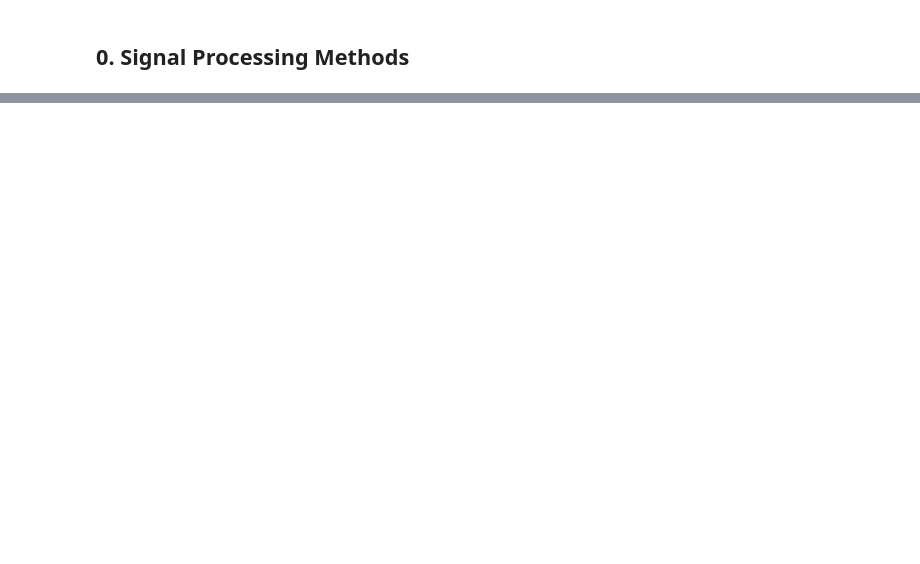
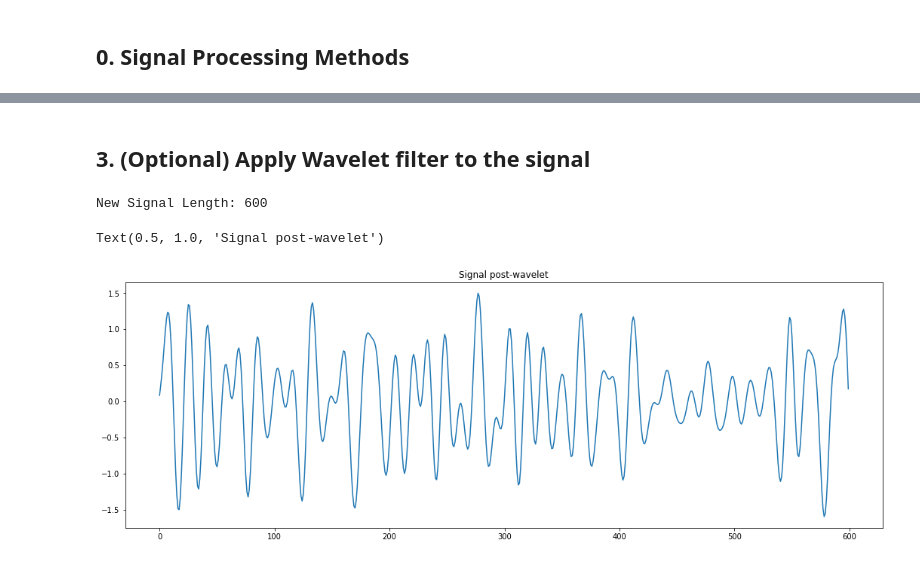
Before and after one commit to arnavpon/pydroid, a Jupyter notebook: example/android/app/src/main/python/pipeline-dev/pipeline-v1/pipeline_walkthrough.v1.ipynb, the cells around one changed output, grey strips where cells are left out. Drawn from its saved outputs; the diff is of its cells as text; code cells hidden in the pictures; blank space fills up the shorter version.

```diff
--- a/example/android/app/src/main/python/pipeline-dev/pipeline-v1/pipeline_walkthrough.v1.ipynb
+++ b/example/android/app/src/main/python/pipeline-dev/pipeline-v1/pipeline_walkthrough.v1.ipynb
@@ -7,3 +17,15 @@ from typing import Tuple
+# %%
+peak_height = 0.25
+CHROM_SETTINGS = {
+    'fr': 30,  # frame rate
+    'freq': (0.5, 2.5),  # bandpass frequency range
+    'bandpass_order': 4,  # bandpass filter order
+    'moving_avg_window': 6,  # moving average window size for smoothing
+    'peak_height': peak_height,  # min peak height for peak detection
+    'slice_filter_thresh': 2,  # min number of peaks allowed in a slice of the signal
+    'stringent_perc': 85,  # more stringent percentile for peak filtering
+    'non_stringent_perc': 75,  # less stringent percentile for peak filtering
+}
 # %% [markdown]
 ## 0. Signal Processing Methods
 # %%
@@ -138,0 +204,6 @@ def chrominance(sig: str or np.array, settings: dict = CHROM_SETTINGS,
+# %%
+signal = chrominance(rgb, plot = True)
+plt.plot(signal)
+plt.title('Raw rPPG Signal')
+
+print('rPPG Signal Length:', len(signal))
@@ -138,0 +216,2 @@ def chrominance(sig: str or np.array, settings: dict = CHROM_SETTINGS,
+# %% [markdown]
+## 3. (Optional) Apply Wavelet filter to the signal
@@ -138,0 +276,9 @@ def chrominance(sig: str or np.array, settings: dict = CHROM_SETTINGS,
+# %%
+signal = apply_wavelet(signal, wave = 'db2', level = 1)
+print('New Signal Length:', len(signal))
+plt.plot(signal)
+plt.title('Signal post-wavelet')
+# %% [output]
+New Signal Length: 600
+Text(0.5, 1.0, 'Signal post-wavelet')
+[figure, added]
```
Also changed, not shown: parts of 25 cells of this notebook, 1 other file.
